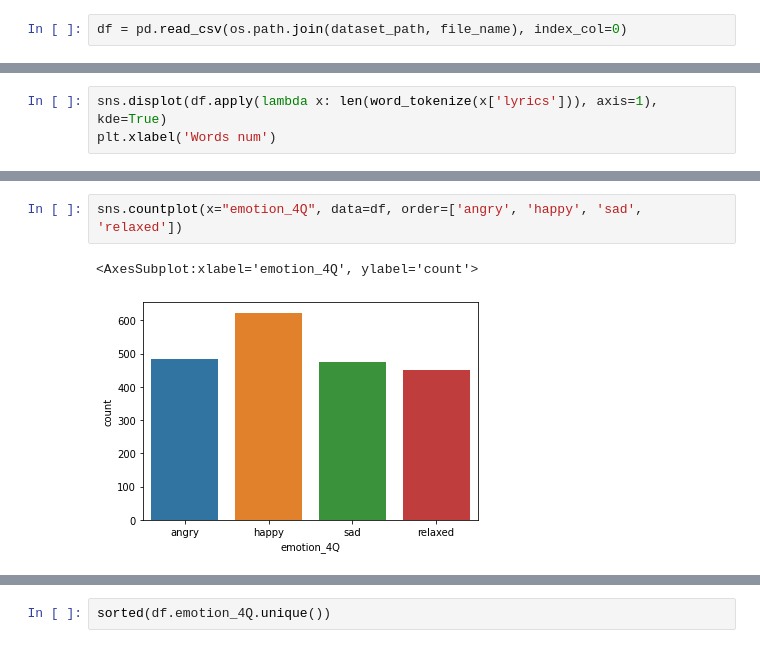
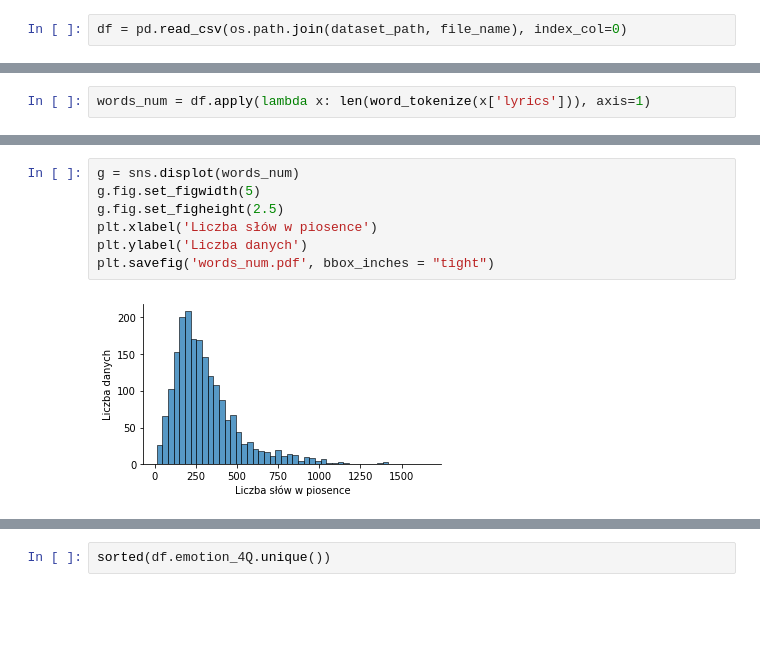
Before and after one commit to wojtek11530/song_lyric_classification, a Jupyter notebook: notebooks/preprocessed_dataset_analysis.ipynb, the cells around one changed output, grey strips where cells are left out. Drawn from its saved outputs; the diff is of its cells as text; blank space fills up the shorter version.

```diff
--- a/notebooks/preprocessed_dataset_analysis.ipynb
+++ b/notebooks/preprocessed_dataset_analysis.ipynb
@@ -69,3 +72,2 @@ Text(0.5, 6.79999999999999, 'Lyrics length')
 # %%
-sns.displot(df.apply(lambda x: len(word_tokenize(x['lyrics'])), axis=1), kde=True)
-plt.xlabel('Words num')
+words_num = df.apply(lambda x: len(word_tokenize(x['lyrics'])), axis=1)
@@ -75,5 +74,9 @@ Text(0.5, 6.79999999999999, 'Words num')
-# %%
-sns.countplot(x="emotion_4Q", data=df, order=['angry', 'happy', 'sad', 'relaxed'])
-# %% [output]
-<AxesSubplot:xlabel='emotion_4Q', ylabel='count'>
-[figure, removed]
+# %%
+g = sns.displot(words_num)
+g.fig.set_figwidth(5)
+g.fig.set_figheight(2.5)
+plt.xlabel('Liczba słów w piosence')
+plt.ylabel('Liczba danych')
+plt.savefig('words_num.pdf', bbox_inches = "tight")
+# %% [output]
+[figure, added]
```
Also changed, not shown: parts of 19 cells of this notebook.
